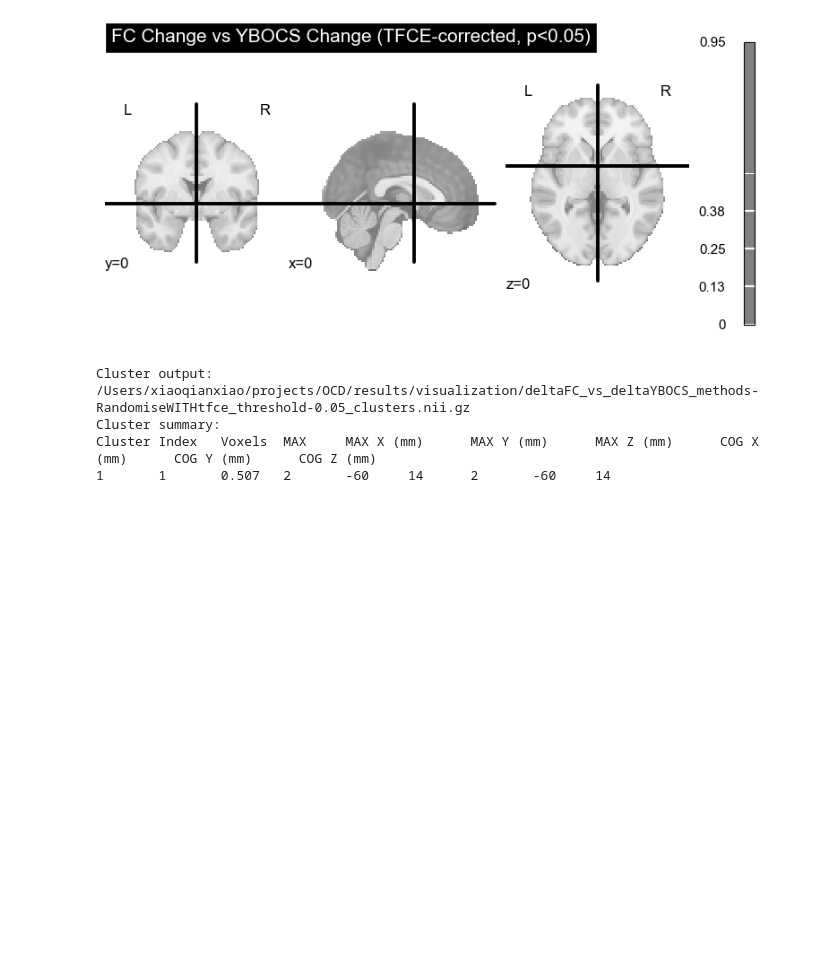
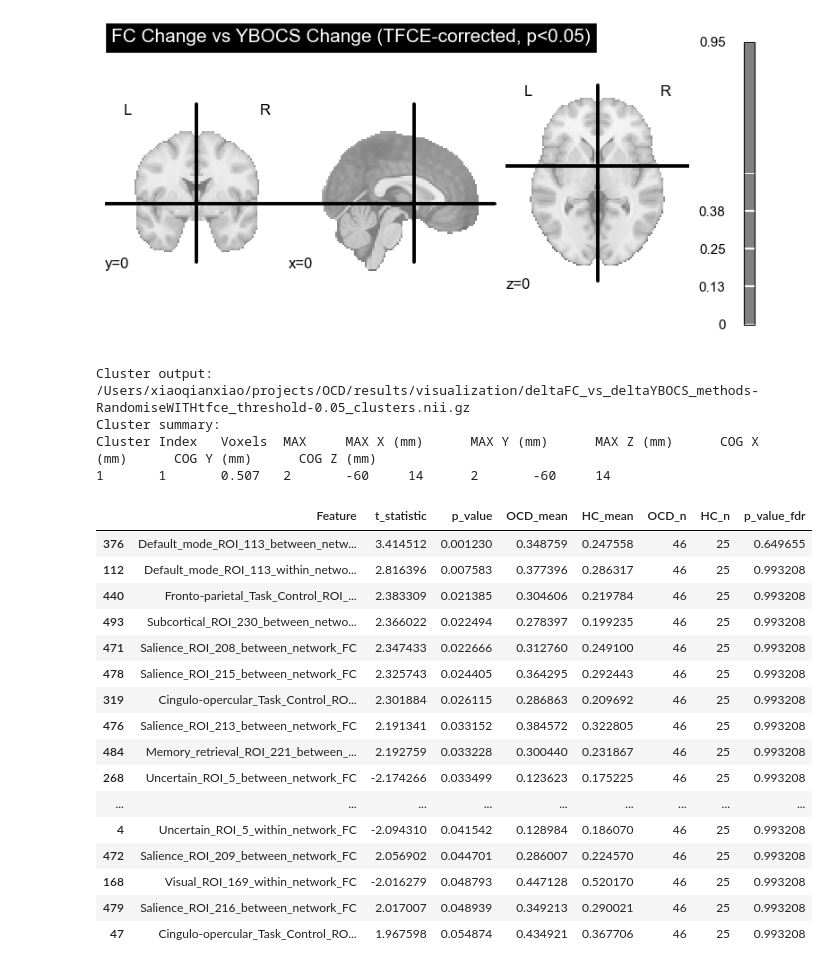
Before and after one commit to XiaoqianXiao/OCD_RO1, a Jupyter notebook: results_visualization.ipynb, the cells around one changed output. Cells and saved outputs as stored; diff of their text form; code cells hidden in the pictures; blank space fills up the shorter version.

```diff
--- a/results_visualization.ipynb
+++ b/results_visualization.ipynb
@@ -205,3 +205,27 @@ Cluster output: /Users/xiaoqianxiao/projects/OCD/results/visualization/deltaFC_v
 Cluster summary:
 Cluster Index   Voxels  MAX     MAX X (mm)      MAX Y (mm)      MAX Z (mm)      COG X (mm)      COG Y (mm)      COG Z (mm)
 1       1       0.507   2       -60     14      2       -60     14
+# %%
+NW_dir = '/Users/xiaoqianxiao/projects/OCD/results/NW_group'
+# %%
+group_diff_file = os.path.join(NW_dir, 'group_diff_baseline_roi_fc.csv')
+df_group_diff = pd.read_csv(group_diff_file)
+df_group_diff.sort_values(by='p_value', ascending=True).head(20)
+# %% [output]
+|  | Feature | t_statistic | p_value | OCD_mean | HC_mean | OCD_n | HC_n | p_value_fdr |
+| 376 | Default_mode_ROI_113_between_netw... | 3.414512 | 0.001230 | 0.348759 | 0.247558 | 46 | 25 | 0.649655 |
+| 112 | Default_mode_ROI_113_within_netwo... | 2.816396 | 0.007583 | 0.377396 | 0.286317 | 46 | 25 | 0.993208 |
+| 440 | Fronto-parietal_Task_Control_ROI_... | 2.383309 | 0.021385 | 0.304606 | 0.219784 | 46 | 25 | 0.993208 |
+| 493 | Subcortical_ROI_230_between_netwo... | 2.366022 | 0.022494 | 0.278397 | 0.199235 | 46 | 25 | 0.993208 |
+| 471 | Salience_ROI_208_between_network_FC | 2.347433 | 0.022666 | 0.312760 | 0.249100 | 46 | 25 | 0.993208 |
+| 478 | Salience_ROI_215_between_network_FC | 2.325743 | 0.024405 | 0.364295 | 0.292443 | 46 | 25 | 0.993208 |
+| 319 | Cingulo-opercular_Task_Control_RO... | 2.301884 | 0.026115 | 0.286863 | 0.209692 | 46 | 25 | 0.993208 |
+| 476 | Salience_ROI_213_between_network_FC | 2.191341 | 0.033152 | 0.384572 | 0.322805 | 46 | 25 | 0.993208 |
+| 484 | Memory_retrieval_ROI_221_between_... | 2.192759 | 0.033228 | 0.300440 | 0.231867 | 46 | 25 | 0.993208 |
+| 268 | Uncertain_ROI_5_between_network_FC | -2.174266 | 0.033499 | 0.123623 | 0.175225 | 46 | 25 | 0.993208 |
+| ... | ... | ... | ... | ... | ... | ... | ... | ... |
+| 4 | Uncertain_ROI_5_within_network_FC | -2.094310 | 0.041542 | 0.128984 | 0.186070 | 46 | 25 | 0.993208 |
+| 472 | Salience_ROI_209_between_network_FC | 2.056902 | 0.044701 | 0.286007 | 0.224570 | 46 | 25 | 0.993208 |
+| 168 | Visual_ROI_169_within_network_FC | -2.016279 | 0.048793 | 0.447128 | 0.520170 | 46 | 25 | 0.993208 |
+| 479 | Salience_ROI_216_between_network_FC | 2.017007 | 0.048939 | 0.349213 | 0.290021 | 46 | 25 | 0.993208 |
+| 47 | Cingulo-opercular_Task_Control_RO... | 1.967598 | 0.054874 | 0.434921 | 0.367706 | 46 | 25 | 0.993208 |
```
Also changed, not shown: parts of 2 cells of this notebook, 2 other files.
